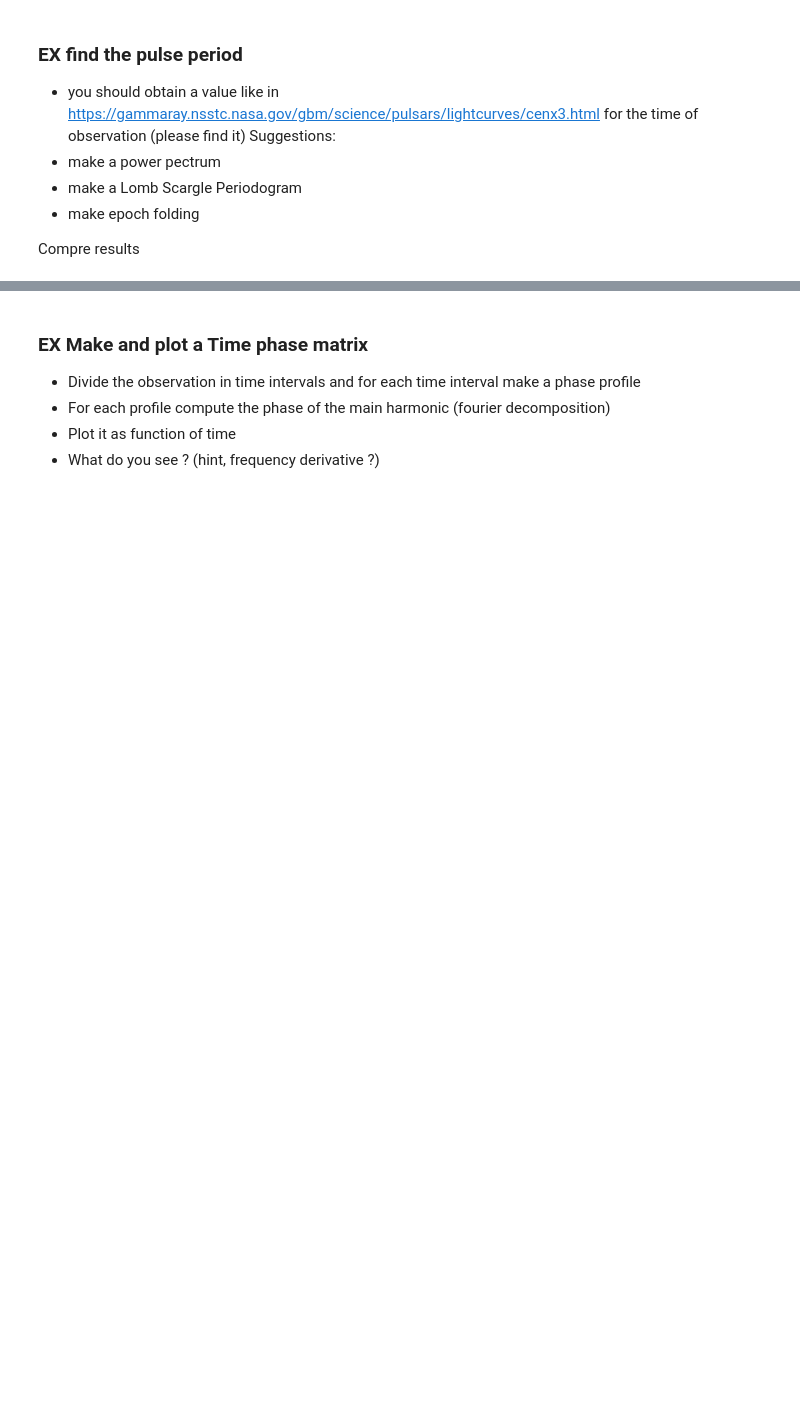
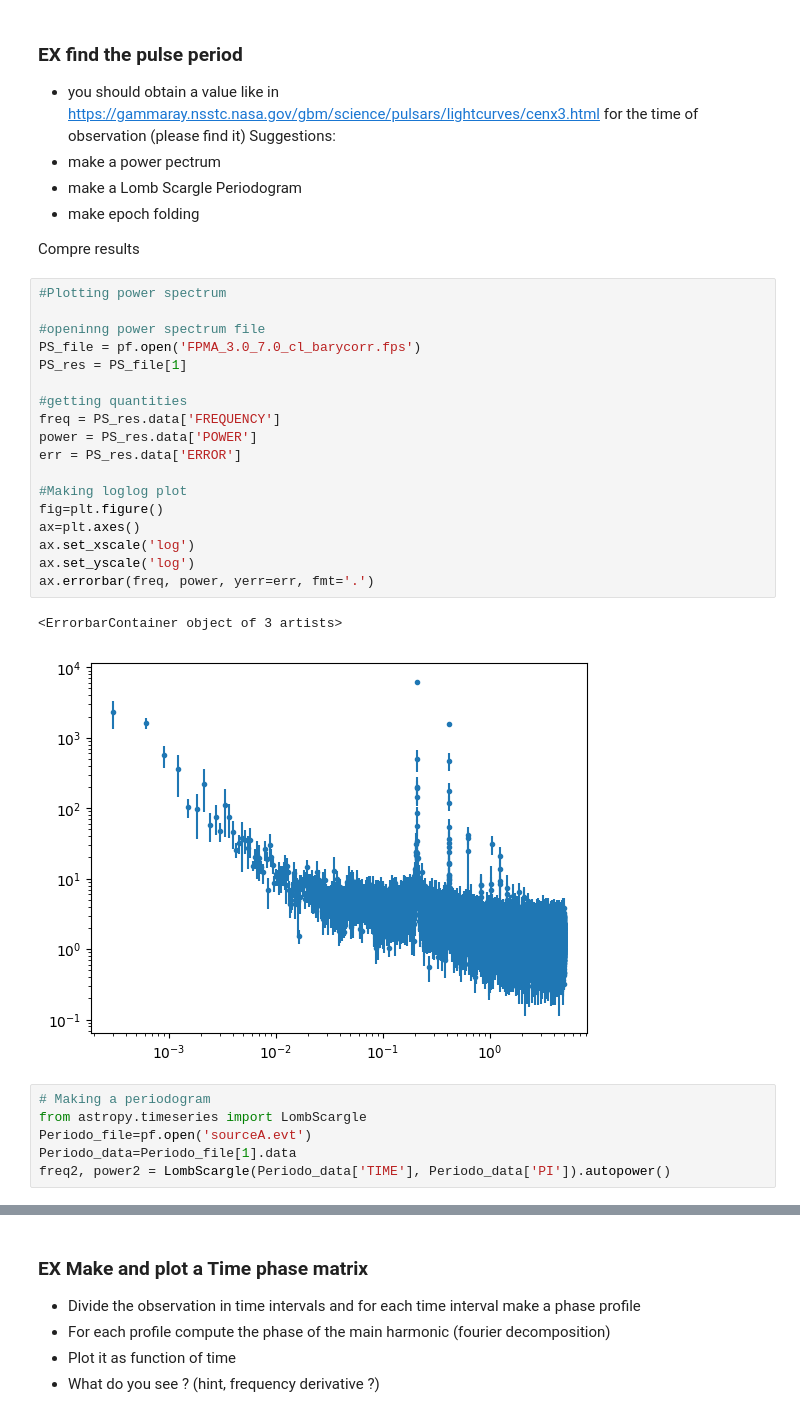
Before and after one commit to SamMerc/APLI, a Jupyter notebook: notebooks/Day1.ipynb, the cells around one changed output, grey strips where cells are left out. Drawn from its saved outputs; the diff is of its cells as text; blank space fills up the shorter version.

```diff
--- a/notebooks/Day1.ipynb
+++ b/notebooks/Day1.ipynb
@@ -292,3 +256,30 @@ Suggestions:
 - make epoch folding
 
 Compre results
+# %%
+#Plotting power spectrum
+
+#openinng power spectrum file
+PS_file = pf.open('FPMA_3.0_7.0_cl_barycorr.fps')
+PS_res = PS_file[1]
+
+#getting quantities
+freq = PS_res.data['FREQUENCY']
+power = PS_res.data['POWER']
+err = PS_res.data['ERROR']
+
+#Making loglog plot
+fig=plt.figure()
+ax=plt.axes()
+ax.set_xscale('log')
+ax.set_yscale('log')
+ax.errorbar(freq, power, yerr=err, fmt='.')
+# %% [output]
+<ErrorbarContainer object of 3 artists>
+[figure, added]
+# %%
+# Making a periodogram
+from astropy.timeseries import LombScargle
+Periodo_file=pf.open('sourceA.evt')
+Periodo_data=Periodo_file[1].data
+freq2, power2 = LombScargle(Periodo_data['TIME'], Periodo_data['PI']).autopower()
```
Also changed, not shown: parts of 28 cells of this notebook.
